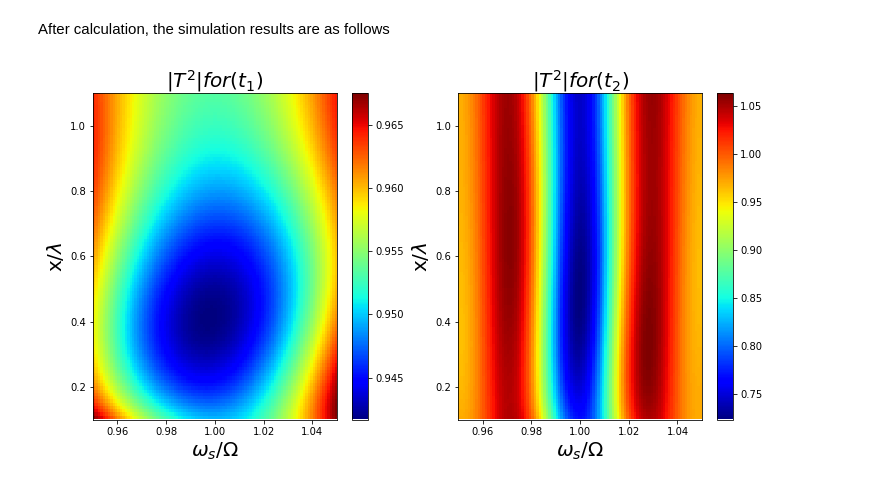
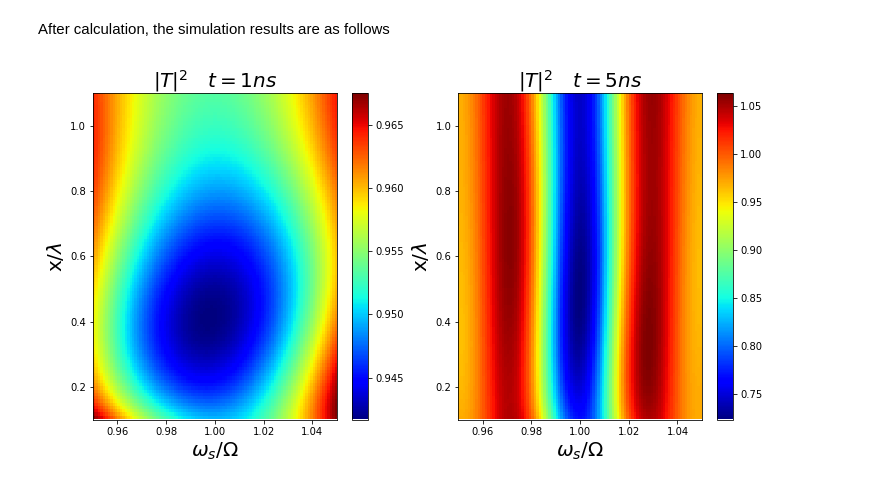
Before and after one commit to seaotter112/Single-photon-scattering-on-a-qubit, a Jupyter notebook: 專題報告.ipynb, the cells around one changed output. Saved outputs shown, nothing was run; the diff lists cells and outputs as text; code cells hidden in the pictures.

```diff
--- a/專題報告.ipynb
+++ b/專題報告.ipynb
@@ -68,10 +79,12 @@ T1 = np.array([[0+0j]*len(x)]*o_width)                  # Store the results of t
 T2 = np.array([[0.0+0.0j]*len(x)]*o_width)              # Store the results of the second part
 T3 = np.array([[0+0j]*len(x)]*o_width)                  # Store the results of the third part
 # %%
-# Simulation 1 according to eq(36)
-# t1
+# Simulation transmission field according to eq(36)
+# when t=1ns
 for i in range(x_width):
     for k in range(o_width):
+
+        # Set parameters to simplify calculations
         Transmission_omega_s = (omega_s[k]-Omega)/(omega_s[k]-Omega+1j*Gamma/2)
         Reflection_omega_s = -1j*Gamma/2/(omega_s[k]-Omega+1j*Gamma/2)
         EX = x[i]-velocity_g*t1
@@ -82,6 +95,7 @@ for i in range(x_width):
         si_b = sc.sici(omega_s[k]*abs(x[i]-velocity_g*t1)/velocity_g)[0] - math.pi/2
         ci_b = sc.sici(omega_s[k]*abs(x[i]-velocity_g*t1)/velocity_g)[1]
 
+        # Calculate and store the results in three parts to facilitate subsequent analysis
         T1[i][k] = Transmission_omega_s*math.e**(1j*omega_s[k]/velocity_g*EX)
         T2[i][k] = 1j*Reflection_omega_s/(2*math.pi)*math.e**(1j*Omega/velocity_g*EX)*\
                    math.e**(Gamma/2/velocity_g*EX)*((sc.exp1(complex(np.real(E1a), np.imag(E1a))))\
@@ -90,7 +104,7 @@ for i in range(x_width):
                    (1j*ci_a+si_a-1j*ci_b+si_b)
         Transmission_o_x_t1[i][k] = T1[i][k] + T2[i][k] + T3[i][k]
 
-        if x[i] <= 0 :
+        if x[i] <= 0 :                             # Check whether formula conditions are met
             print('x<=0')
             print('x=',x[i])
             print('i=',i,'k=',k)
@@ -99,19 +113,22 @@ for i in range(x_width):
             print('x-velocity_g*t >= 0')
             break
 
-# t2
+# when t=5ns
 for i in range(x_width):
     for k in range(o_width):
+
+        # Set parameters to simplify calculations
         Transmission_omega_s = (omega_s[k]-Omega)/(omega_s[k]-Omega+1j*Gamma/2)
         Reflection_omega_s = -1j*Gamma/2/(omega_s[k]-Omega+1j*Gamma/2)
         EX = x[i]-velocity_g*t2
         E1a = 1j*x[i]/velocity_g*tilde_Omega
         E1b = -1j*abs(EX)/velocity_g*tilde_Omega
-        si_a, ci_a = sc.sici(omega_s[k]*x[i]/velocity_g)
-        si_a = si_a - math.pi/2
-        si_b, ci_b = sc.sici(omega_s[k]*abs(x[i]-velocity_g*t2)/velocity_g)
-        si_b = si_b - math.pi/2
-        # Transmission_o_x_t2
+        ci_a = sc.sici(omega_s[k]*x[i]/velocity_g)[1]
+        si_a = sc.sici(omega_s[k]*x[i]/velocity_g)[0] - math.pi/2
+        ci_b = sc.sici(omega_s[k]*abs(x[i]-velocity_g*t2)/velocity_g)[1]
+        si_b = sc.sici(omega_s[k]*abs(x[i]-velocity_g*t2)/velocity_g)[0] - math.pi/2
+
+        # Calculate and store the results in three parts to facilitate subsequent analysis
         T1[i][k] = Transmission_omega_s*math.e**(1j*omega_s[k]/velocity_g*EX)
         T2[i][k] = 1j*Reflection_omega_s/(2*math.pi)*math.e**(1j*Omega/velocity_g*EX)*\
                    math.e**(Gamma/2/velocity_g*EX)*((sc.exp1(complex(np.real(E1a), np.imag(E1a))))\
@@ -119,7 +136,8 @@ for i in range(x_width):
         T3[i][k] = Reflection_omega_s/2/math.pi*math.e**(1j*omega_s[k]/velocity_g*EX)*\
                    (1j*ci_a+si_a-1j*ci_b+si_b)
         Transmission_o_x_t2[i][k] = T1[i][k] + T2[i][k] + T3[i][k]
-        if x[i] <= 0 :
+
+        if x[i] <= 0 :                             # Check whether formula conditions are met
             print('x<=0')
             print('x=',x[i])
             print('i=',i,'k=',k)
@@ -132,25 +150,25 @@ for i in range(x_width):
 # %%
 # Output simulation results
 # t1
 plt.figure(figsize=(12,6))
 plt.subplot(1,2,1)
 plt.imshow(abs(Transmission_o_x_t1)**2,cmap='jet', origin='lower',
            extent=[Omega_a/Omega, Omega_b/Omega, wavelength_a/wavelength, wavelength_b/wavelength],
            aspect='auto')
 plt.colorbar()
-plt.title('$|T^2|for(t_1)$',fontsize=20)
+plt.title('$|T|^2$   $t=1ns$',fontsize=20)
 plt.xlabel('$\omega_s/\Omega$',fontsize=20)
 plt.ylabel('x/$\lambda$',fontsize=20)
 
 # t2
 plt.subplot(1,2,2)
 plt.imshow(abs(Transmission_o_x_t2)**2,cmap='jet', origin='lower',
            extent=[Omega_a/Omega, Omega_b/Omega, wavelength_a/wavelength, wavelength_b/wavelength],
            aspect='auto')
 plt.colorbar()
-plt.title('$|T^2|for(t_2)$',fontsize=20)
+plt.title('$|T|^2$   $t=5ns$',fontsize=20)
 plt.xlabel('$\omega_s/\Omega$',fontsize=20)
 plt.ylabel('x/$\lambda$',fontsize=20)
 plt.show()
 # %% [output]
-[figure, old version]
+[figure, new version]
```
Also changed, not shown: parts of 61 cells of this notebook.
